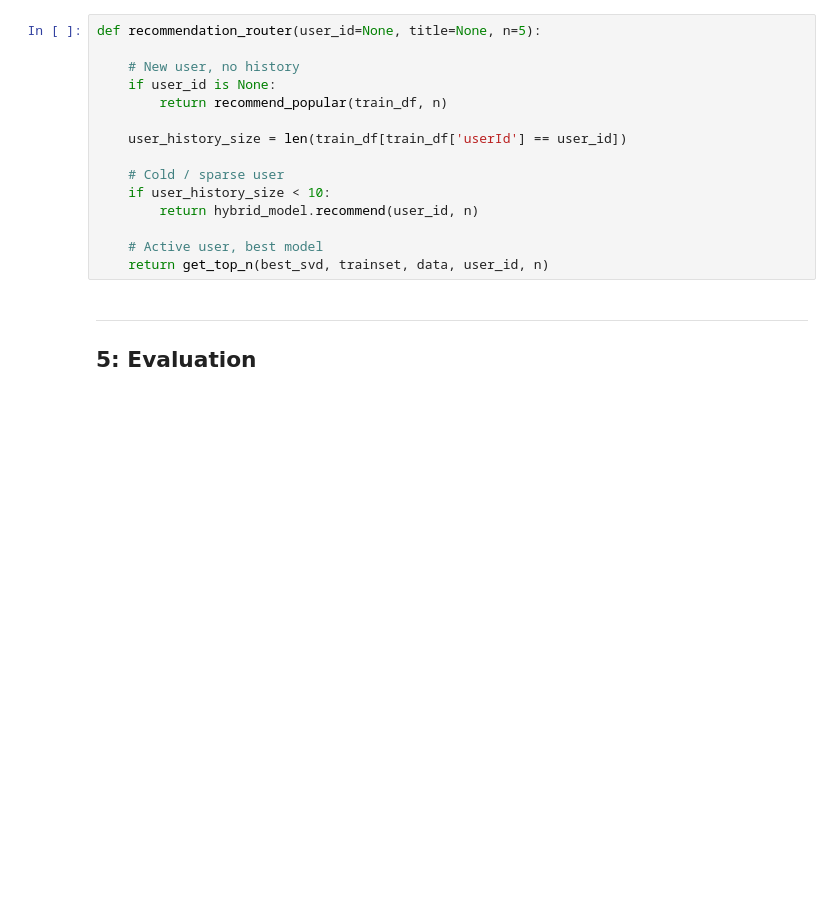
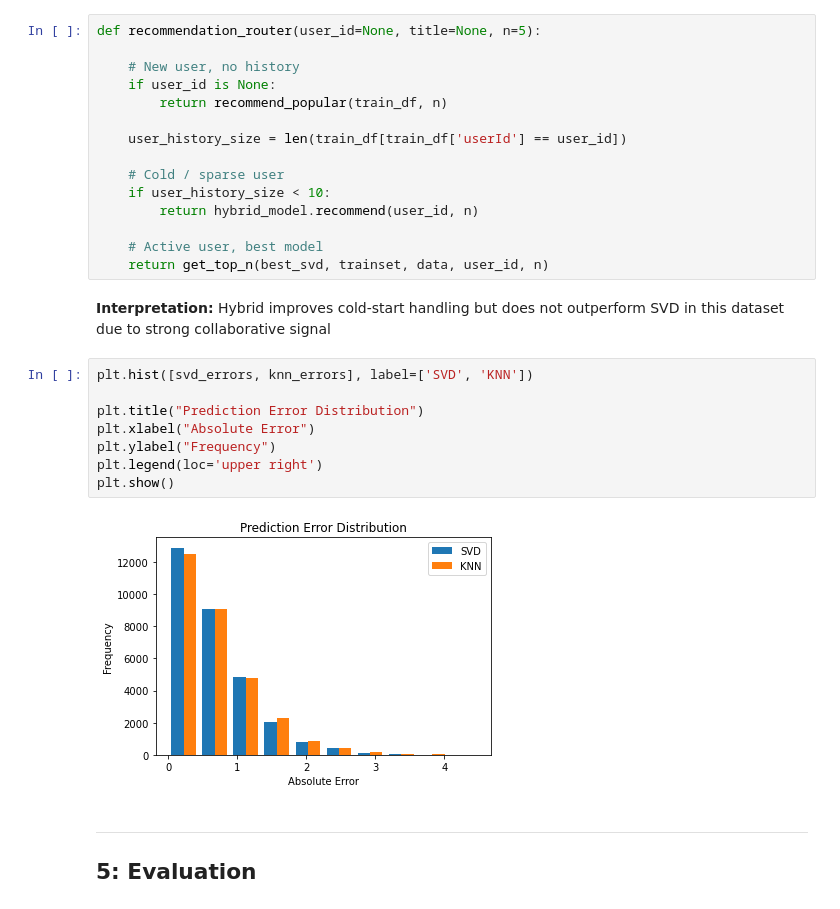
Before and after one commit to just-mawi/Group1_Phase4, a Jupyter notebook: movies.ipynb, the cells around one changed output. Saved outputs shown, nothing was run; the diff lists cells and outputs as text; blank space fills up the shorter version.

Commit message:
Add Interpretations

```diff
--- a/movies.ipynb
+++ b/movies.ipynb
@@ -1008,6 +993,18 @@ def recommendation_router(user_id=None, title=None, n=5):
 
     # Active user, best model
     return get_top_n(best_svd, trainset, data, user_id, n)
+# %% [markdown]
+**Interpretation:** Hybrid improves cold-start handling but does not outperform SVD in this dataset due to strong collaborative signal
+# %%
+plt.hist([svd_errors, knn_errors], label=['SVD', 'KNN'])
+
+plt.title("Prediction Error Distribution")
+plt.xlabel("Absolute Error")
+plt.ylabel("Frequency")
+plt.legend(loc='upper right')
+plt.show()
+# %% [output]
+[figure, added]
 # %% [markdown]
 ---
 ## 5: Evaluation
```
Also changed, not shown: parts of 24 cells of this notebook.
